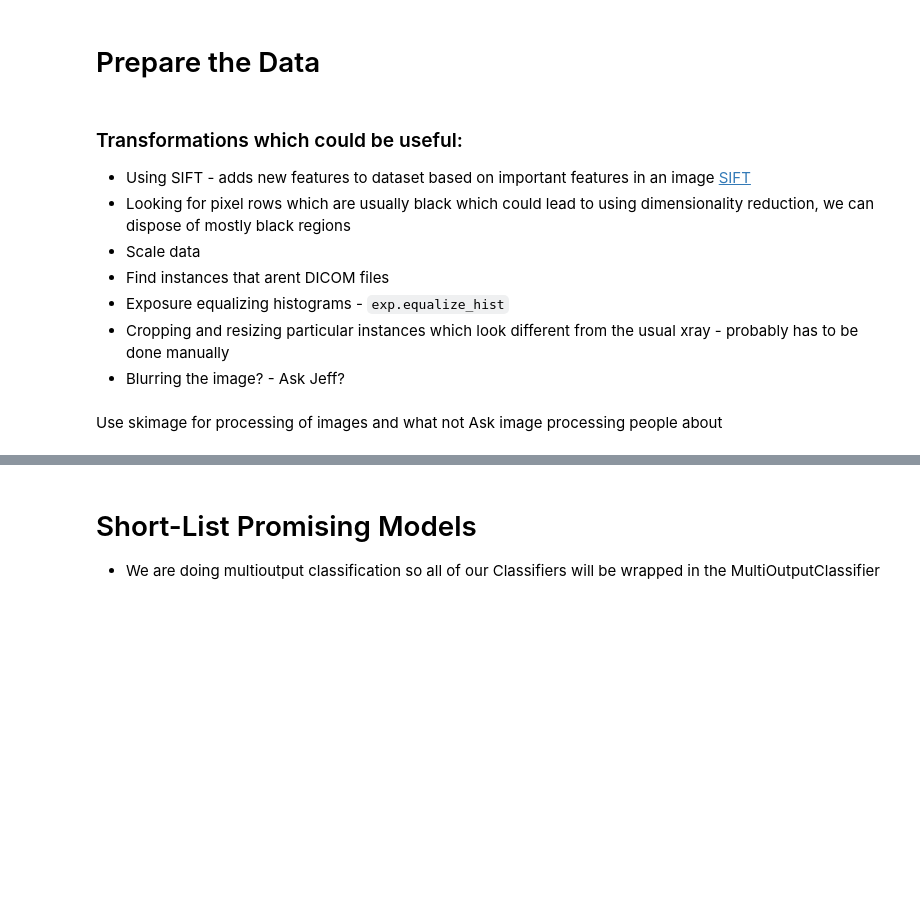
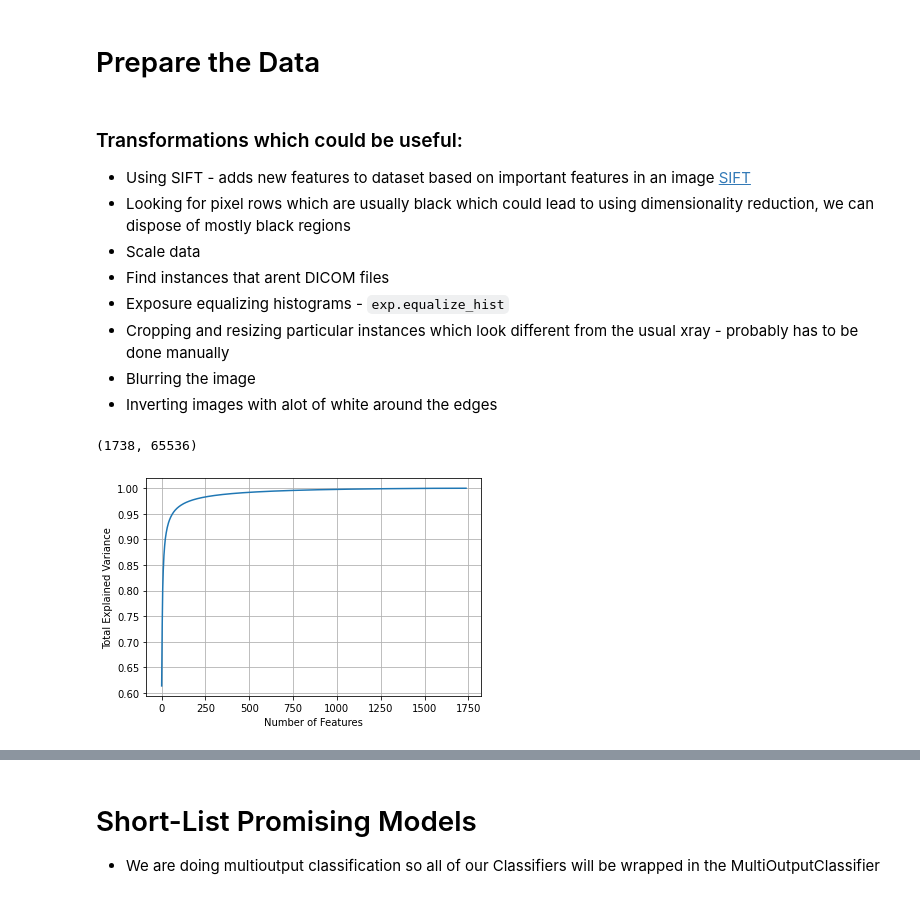
Before and after one commit to ZingBing/X-Ray-Classification, a Jupyter notebook: x-ray-classification.ipynb, the cells around one changed output, grey strips where cells are left out. Drawn from its saved outputs; the diff is of its cells as text; code cells hidden in the pictures; blank space fills up the shorter version.

````diff
--- a/x-ray-classification.ipynb
+++ b/x-ray-classification.ipynb
@@ -181,3 +158,8 @@ test_data = load_test_data(test_files)
 
 X_train = train_data.drop(columns=['index', 'Label'])
 y_train = train_data['Label']
+# we dont have labels for the test set since its a competition
+X_test = test_data.drop(columns=['index'])
+
+# split into training, validation
+X_train, X_valid, y_train, y_valid = train_test_split(X_train, MultiLabelBinarizer().fit_transform(y_train), test_size=.2, random_state = 42)
@@ -351,7 +305,20 @@ Name: Label, dtype: int64
 - Find instances that arent DICOM files
 - Exposure equalizing histograms - ```exp.equalize_hist```
 - Cropping and resizing particular instances which look different from the usual xray - probably has to be done manually
-- Blurring the image? - Ask Jeff?
+- Blurring the image
+- Inverting images with alot of white around the edges
-# %% [markdown]
-Use skimage for processing of images and what not
-Ask image processing people about
+# %%
+X_train.shape
+# %% [output]
+(1738, 65536)
+# %%
+pca = PCA()  # PCA that keeps the same number of features as the original
+pca.fit(X_train, y_train)
+
+plt.figure()
+plt.plot(pca.explained_variance_ratio_.cumsum())
+plt.xlabel("Number of Features")
+plt.ylabel("Total Explained Variance")
+plt.grid()
+# %% [output]
+[figure, added]
````
Also changed, not shown: parts of 69 cells of this notebook.
